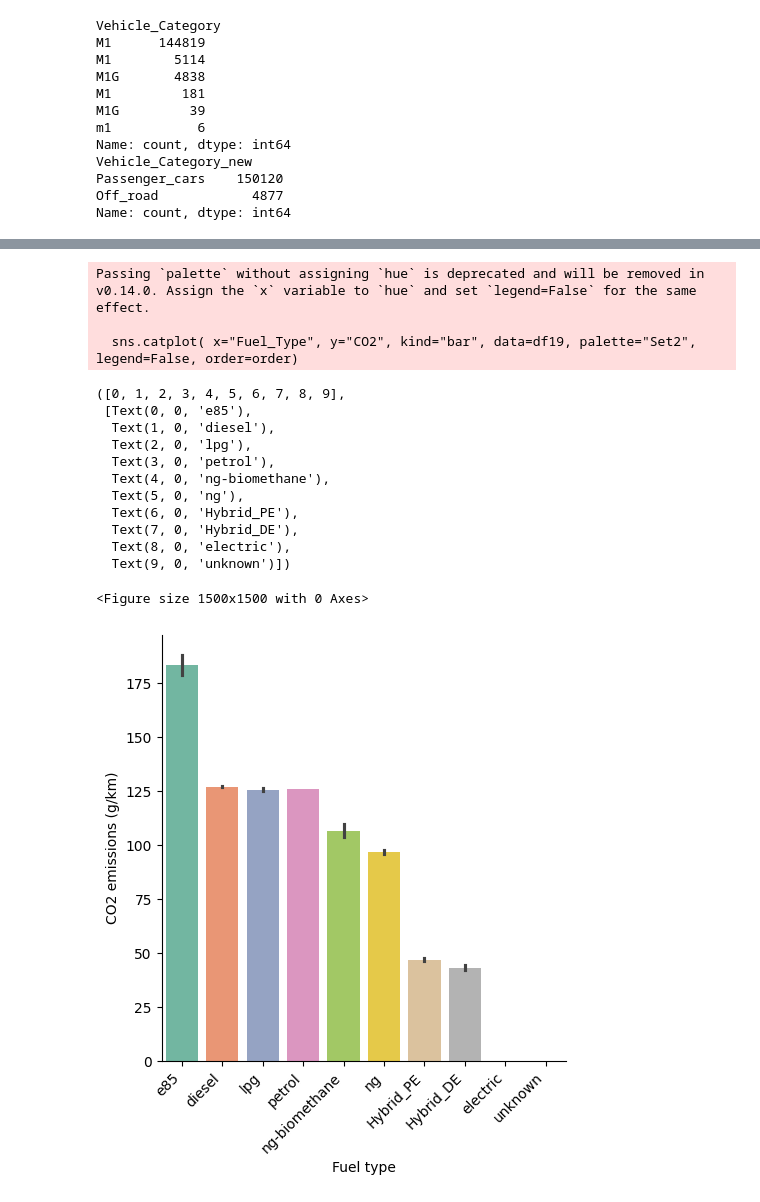
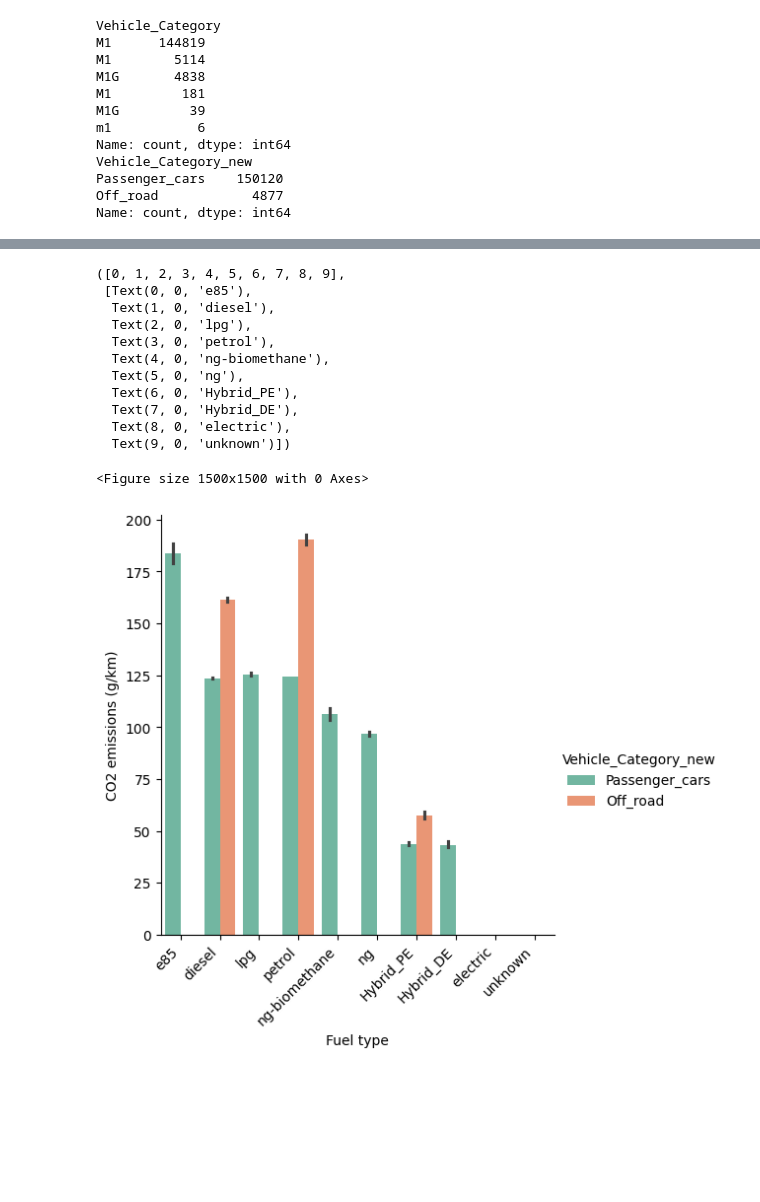
Before and after one commit to ChrisDataScientist/ChrisDataScientist, a Jupyter notebook: Pinelopi_CO2.ipynb, the cells around one changed output, grey strips where cells are left out. Cells and saved outputs as stored; diff of their text form; code cells hidden in the pictures; blank space fills up the shorter version.

```diff
--- a/Pinelopi_CO2.ipynb
+++ b/Pinelopi_CO2.ipynb
@@ -113,8 +100,10 @@ Name: count, dtype: int64
 # %%
 
 # Remove data for electric cars in dataset
+df19_with_electric=df19
+
 df19 = df19[df19['Fuel_Type'] != "electric"]
 df19 = df19[df19['Fuel_Type'] != "hydrogen"]
 df19 = df19[df19['Fuel_Type'] != "unknown"]
-df19 = df19[df19['Fuel_Type'] != "Hybrid_DE"]
-df19 = df19[df19['Fuel_Type'] != "Hybrid_PE"]
+#df19 = df19[df19['Fuel_Type'] != "Hybrid_DE"]
+#df19 = df19[df19['Fuel_Type'] != "Hybrid_PE"]
@@ -420,28 +385,27 @@ for_graph_Mk.head()
 # %%
 # CO2 emissions of fuel type
 order=["e85","diesel","lpg","petrol","ng-biomethane","ng","Hybrid_PE","Hybrid_DE", "electric","unknown"]
 
+
 plt.figure(figsize= (15,15))
-sns.catplot( x="Fuel_Type", y="CO2", kind="bar", data=df19, palette="Set2", legend=False, order=order)
-#plt.legend(loc='lower right')
+sns.catplot( x="Fuel_Type", y="CO2", kind="bar", data=df19, palette="Set2", order=order, hue="Vehicle_Category_new", legend=True)
+#plt.legend(loc='upper right')
 plt.xlabel('Fuel type')
 plt.ylabel('CO2 emissions (g/km)')
 plt.xticks(rotation=45, ha="right")
+#plt.legend(title="Vehicle category", labels=["Passenger cars", "Off-road vehicles"])
 # %% [output]
-Passing `palette` without assigning `hue` is deprecated and will be removed in v0.14.0. Assign the `x` variable to `hue` and set `legend=False` for the same effect.
-
-  sns.catplot( x="Fuel_Type", y="CO2", kind="bar", data=df19, palette="Set2", legend=False, order=order)
+([0, 1, 2, 3, 4, 5, 6, 7, 8, 9],
+ [Text(0, 0, 'e85'),
+  Text(1, 0, 'diesel'),
+  Text(2, 0, 'lpg'),
+  Text(3, 0, 'petrol'),
+  Text(4, 0, 'ng-biomethane'),
+  Text(5, 0, 'ng'),
+  Text(6, 0, 'Hybrid_PE'),
+  Text(7, 0, 'Hybrid_DE'),
+  Text(8, 0, 'electric'),
+  Text(9, 0, 'unknown')])
-([0, 1, 2, 3, 4, 5, 6, 7, 8, 9],
- [Text(0, 0, 'e85'),
-  Text(1, 0, 'diesel'),
-  Text(2, 0, 'lpg'),
-  Text(3, 0, 'petrol'),
-  Text(4, 0, 'ng-biomethane'),
-  Text(5, 0, 'ng'),
-  Text(6, 0, 'Hybrid_PE'),
-  Text(7, 0, 'Hybrid_DE'),
-  Text(8, 0, 'electric'),
-  Text(9, 0, 'unknown')])
+<Figure size 1500x1500 with 0 Axes>
-<Figure size 1500x1500 with 0 Axes>
-[figure, old version]
+[figure, new version]
 # %%
```
Also changed, not shown: parts of 17 cells of this notebook.
